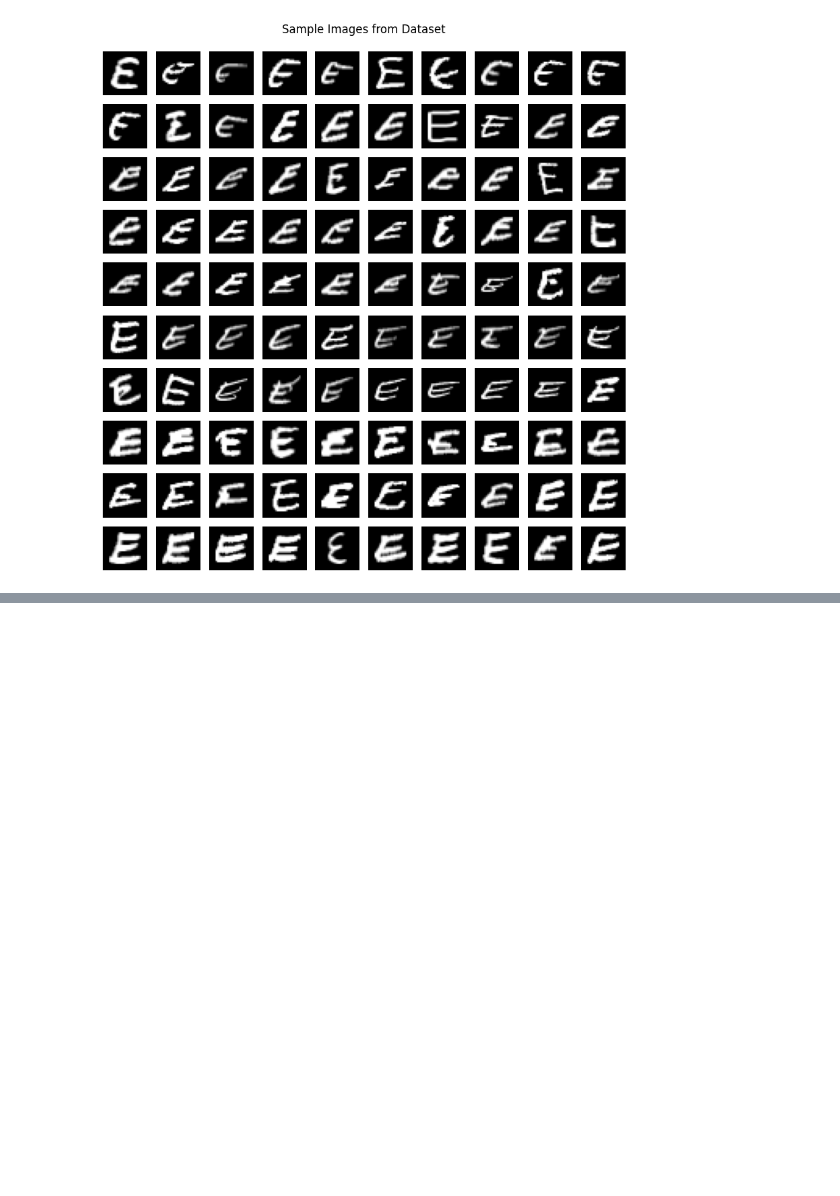
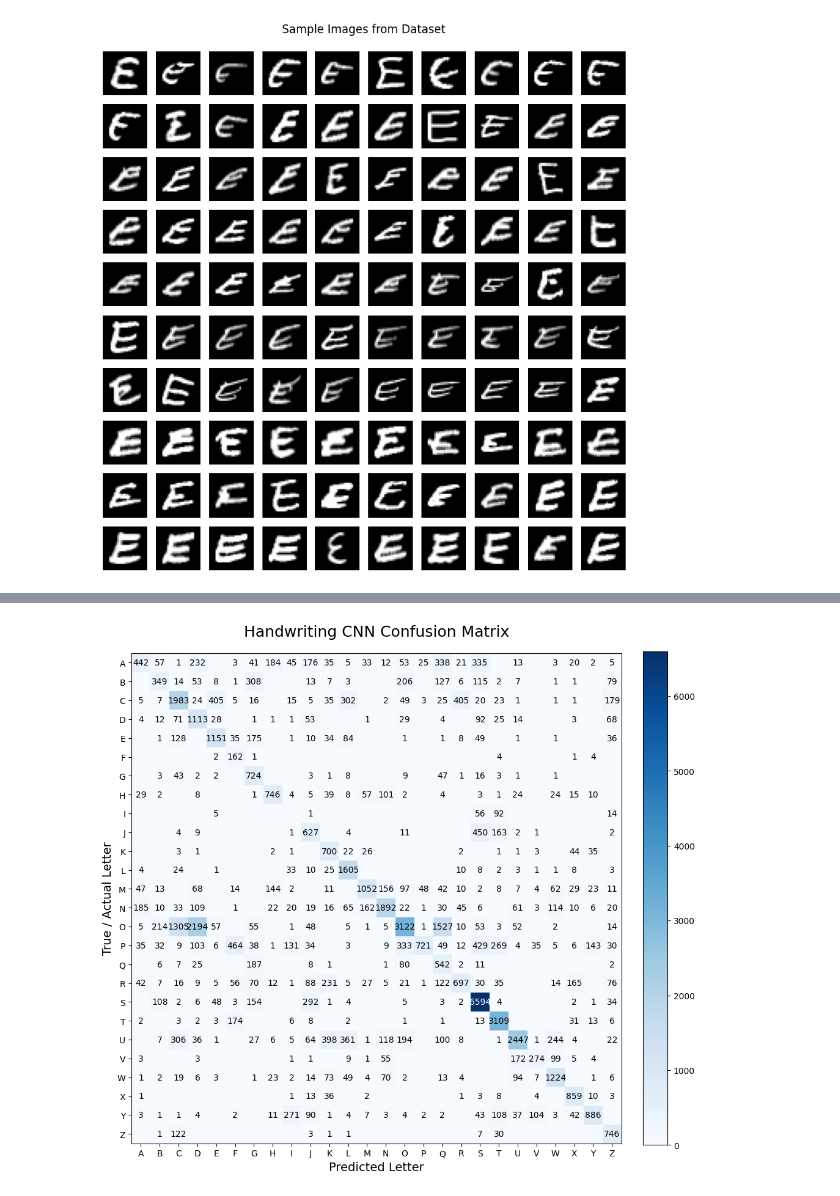
Before and after one commit to rmlan/iml, a Jupyter notebook: main.ipynb, the cells around one changed output, grey strips where cells are left out. Saved outputs shown, nothing was run; the diff lists cells and outputs as text; code cells hidden in the pictures; blank space fills up the shorter version.

```diff
--- a/main.ipynb
+++ b/main.ipynb
@@ -41,0 +196,43 @@ for i in range(100):
+# %%
+cm = confusion_matrix(labels, predictions_s)
+
+# 2. Set up the figure size
+fig, ax = plt.subplots(figsize=(10, 10))
+
+# 3. Draw the heatmap blocks
+# cmap=plt.cm.Blues makes it dark blue for high numbers, white for low numbers
+cax = ax.imshow(cm, interpolation='nearest', cmap=plt.cm.Blues)
+fig.colorbar(cax, fraction=0.046, pad=0.04) # Adds the color scale on the right
+
+# 4. Set up the A-Z labels on the X and Y axes
+classes = [chr(i + 65) for i in range(26)] # Generates ['A', 'B', 'C' ... 'Z']
+tick_marks = np.arange(len(classes))
+
+ax.set_xticks(tick_marks)
+ax.set_yticks(tick_marks)
+ax.set_xticklabels(classes)
+ax.set_yticklabels(classes)
+
+# 5. Add the numbers inside the boxes
+# We calculate a threshold so we can use white text on dark blue boxes,
+# and black text on light blue boxes for readability.
+thresh = cm.max() / 2.0
+
+for i in range(cm.shape[0]):
+    for j in range(cm.shape[1]):
+        # Optional: Only draw the number if it's greater than 0 to keep the grid clean
+        if cm[i, j] > 0:
+            ax.text(j, i, format(cm[i, j], 'd'),
+                    ha="center", va="center",
+                    color="white" if cm[i, j] > thresh else "black")
+
+# 6. Add the final titles and labels
+ax.set_title('Handwriting CNN Confusion Matrix', fontsize=18, pad=20)
+ax.set_ylabel('True / Actual Letter', fontsize=14)
+ax.set_xlabel('Predicted Letter', fontsize=14)
+
+# 7. Clean up the layout and display
+fig.tight_layout()
+plt.show()
+# %% [output]
+[figure, added]
```
Also changed, not shown: parts of 21 cells of this notebook, 4 other files.
